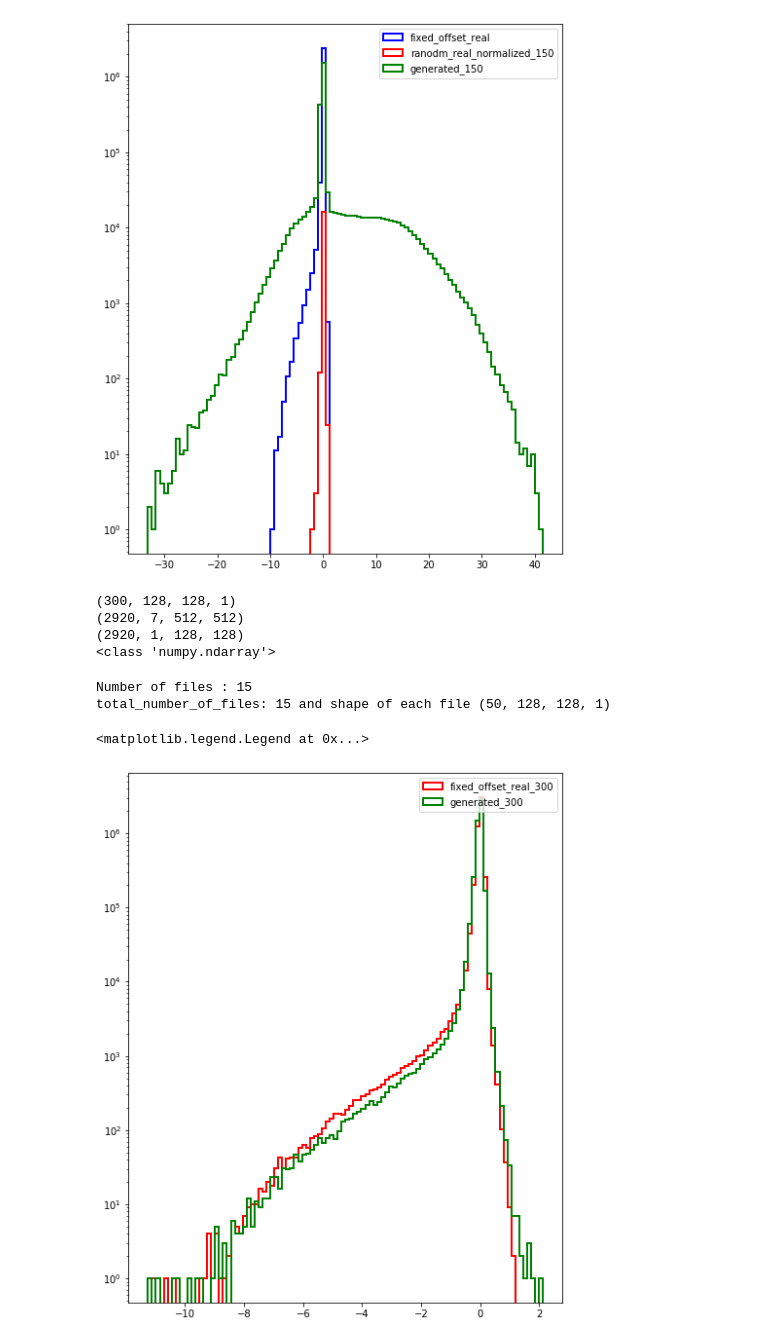
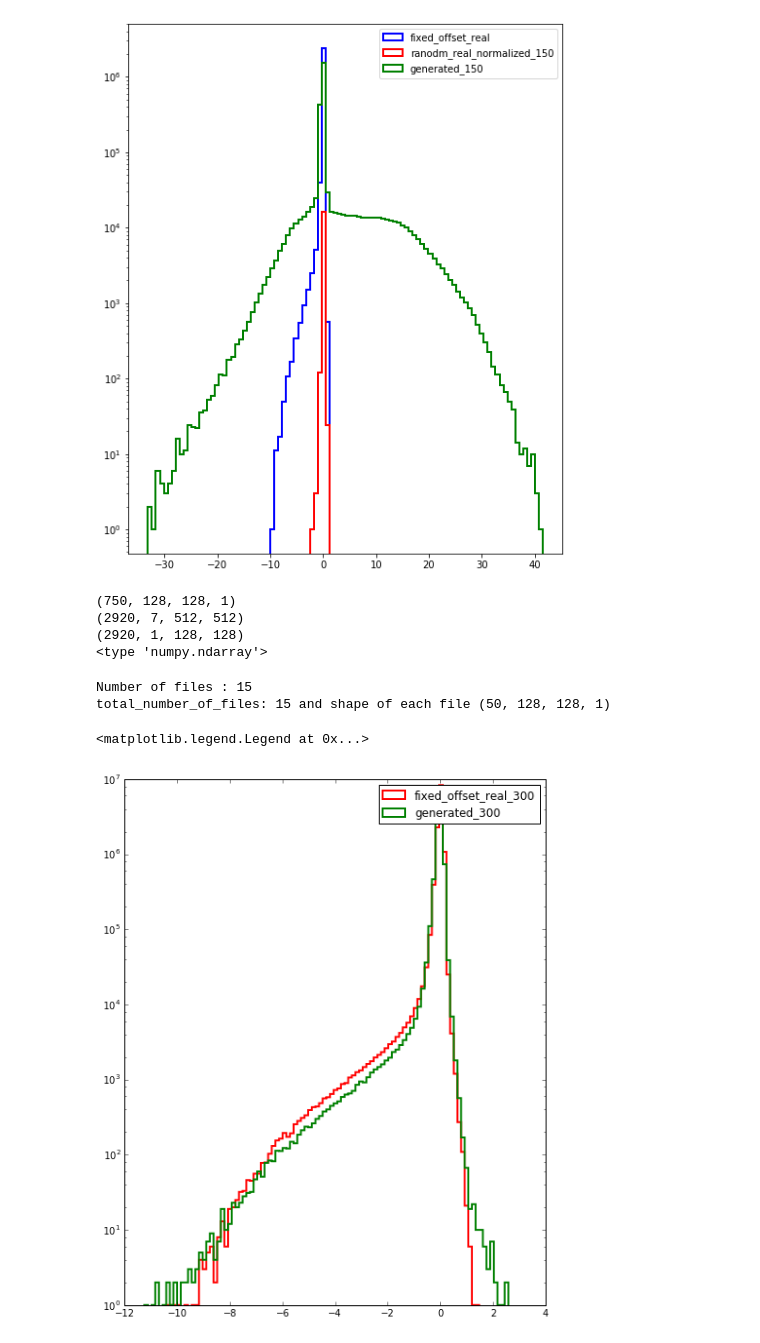
Before and after one commit to rishabh135/climate_stylegan, a Jupyter notebook: jupyter_notebooks/collating_multiple_generated_np_files.ipynb, the cells around one changed output. Saved outputs shown, nothing was run; the diff lists cells and outputs as text; code cells hidden in the pictures.

```diff
--- a/jupyter_notebooks/collating_multiple_generated_np_files.ipynb
+++ b/jupyter_notebooks/collating_multiple_generated_np_files.ipynb
@@ -1044,7 +1044,7 @@ climate_counter = 94375
 
 load_path = "/global/cscratch1/sd/rgupta2/backup/climate_stylegan/test_samples/"
 
-omega_generated_data = np.load (load_path +   "new_dataset_logan_annealed_omega_128_{}.npy".format(climate_counter))
+omega_generated_data = np.load (load_path +   "new_dataset_logan_annealed_omega_128_{}_mmustafa.npy".format(climate_counter))
 
 np.random.shuffle(omega_generated_data)
 print(omega_generated_data.shape)
@@ -1093,10 +1093,10 @@ cropped_normalized_omega_data  = cropped_normalized_omega_data[0]
 print(type(cropped_normalized_omega_data))
 # print(cropped_normalized_omega_data)
 # %% [output]
-(300, 128, 128, 1)
+(750, 128, 128, 1)
 (2920, 7, 512, 512)
 (2920, 1, 128, 128)
-<class 'numpy.ndarray'>
+<type 'numpy.ndarray'>
 # %%
 
 
@@ -1144,9 +1144,9 @@ Number of files : 15
 total_number_of_files: 15 and shape of each file (50, 128, 128, 1)
 # %%
 
-plt.hist([omega_generated_data[-300:].flatten(), cropped_normalized_omega_data[-300:].flatten()  ], color=['g', 'r'], bins=100, linewidth=2 ,histtype='step', label=["generated_300",  "fixed_offset_real_300"])
+plt.hist([omega_generated_data[-750:].flatten(), cropped_normalized_omega_data[-750:].flatten()  ], color=['g', 'r'], bins=100, linewidth=2 ,histtype='step', label=["generated_300",  "fixed_offset_real_300"])
 plt.yscale("log")
 plt.legend(loc='best')
 # %% [output]
 <matplotlib.legend.Legend at 0x...>
-[figure, old version]
+[figure, new version]
```
Also changed, not shown: parts of 2 cells of this notebook, 9 other files.
